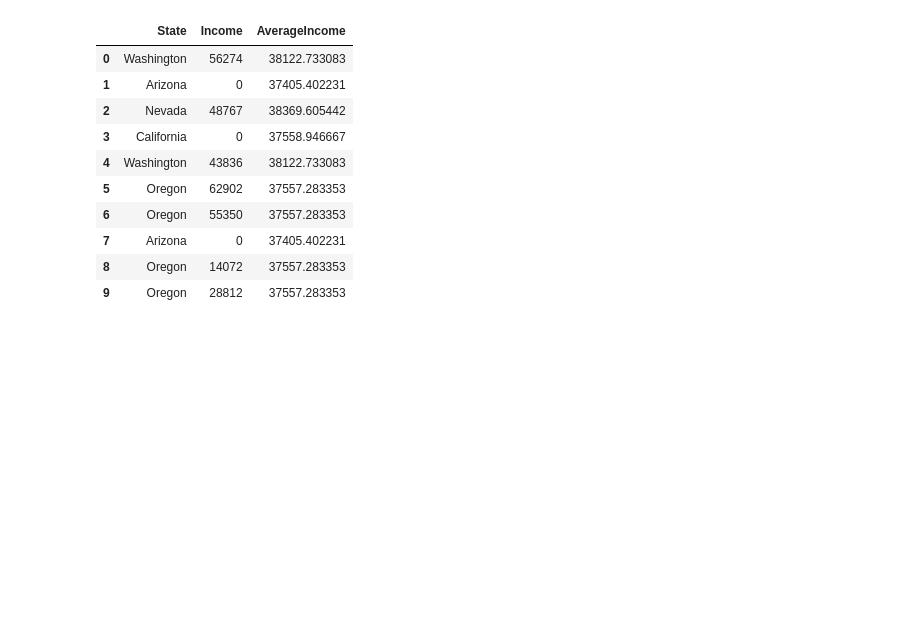
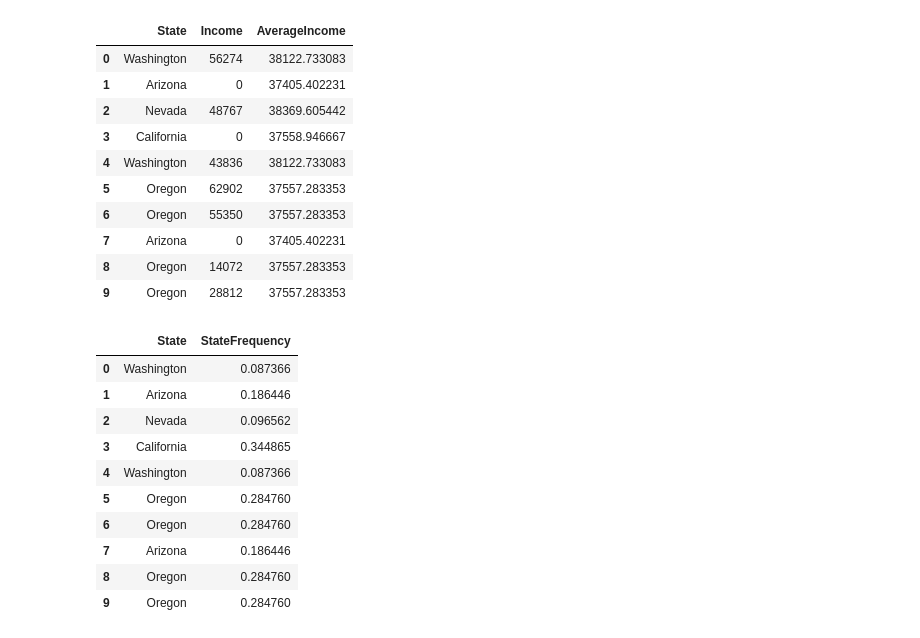
Before and after one commit to PMetcalf/scratch-pad, a Jupyter notebook: Data Science/Feature Engineering/creating_features.ipynb, the cells around one changed output. Drawn from its saved outputs; the diff is of its cells as text; code cells hidden in the pictures; blank space fills up the shorter version.

```diff
--- a/Data Science/Feature Engineering/creating_features.ipynb
+++ b/Data Science/Feature Engineering/creating_features.ipynb
@@ -241,10 +241,24 @@ customer[['State', 'Income', 'AverageIncome']].head(10)
 # %%
 # Group Transforms - Aggregating information across multiple rows grouped by some category
 
 # Calculating the frequency of each state as a percentage
 customer['StateFrequency'] = (
     customer.groupby('State')   # for each state
     ['State']                   # select the state
     .transform('count')         # and count it up
     / customer.State.count()    # and divide by total state count
 )
+
+customer[['State', 'StateFrequency']].head(10)
+# %% [output]
+|  | State | StateFrequency |
+| 0 | Washington | 0.087366 |
+| 1 | Arizona | 0.186446 |
+| 2 | Nevada | 0.096562 |
+| 3 | California | 0.344865 |
+| 4 | Washington | 0.087366 |
+| 5 | Oregon | 0.284760 |
+| 6 | Oregon | 0.284760 |
+| 7 | Arizona | 0.186446 |
+| 8 | Oregon | 0.284760 |
+| 9 | Oregon | 0.284760 |
```
